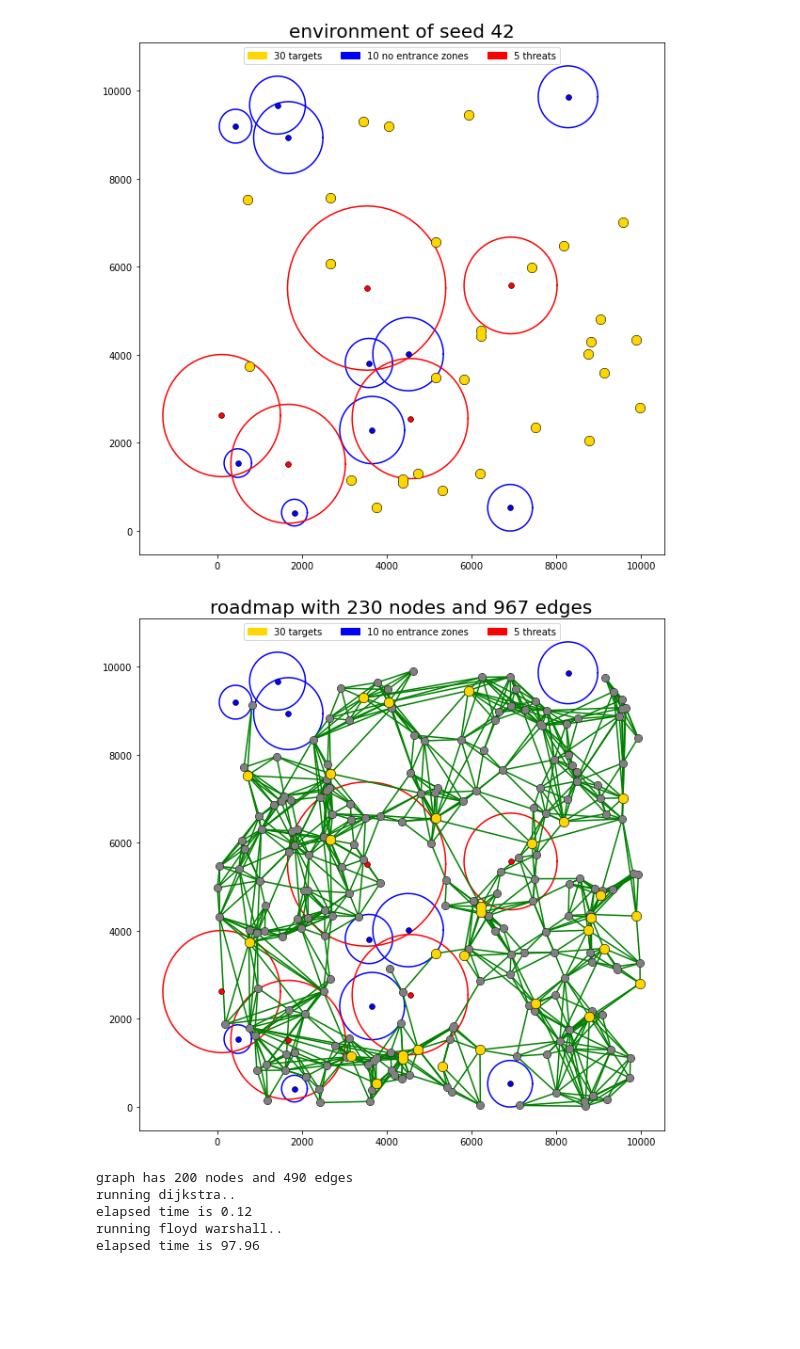
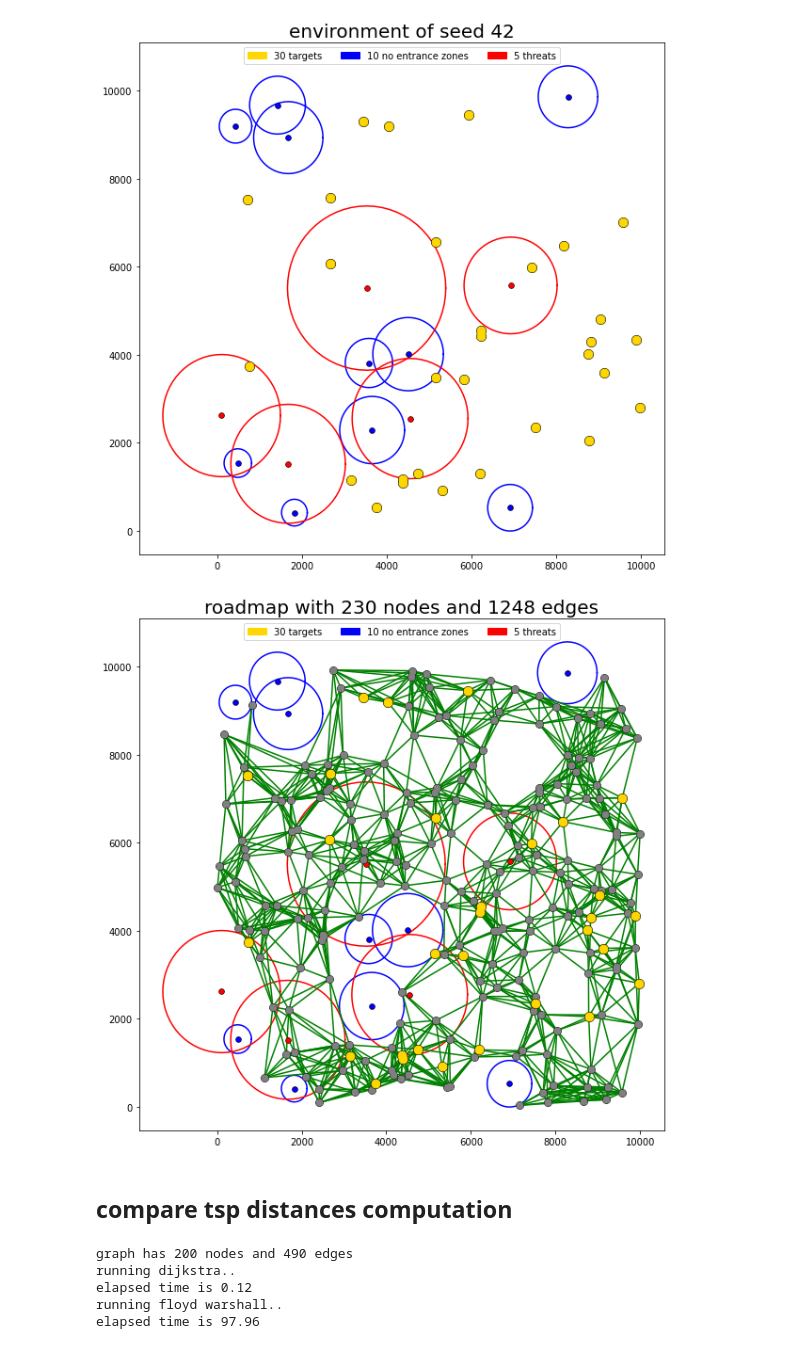
Before and after one commit to Elilgo324/quick-and-safe, a Jupyter notebook: main.ipynb, the cells around one changed output. Saved outputs shown, nothing was run; the diff lists cells and outputs as text; code cells hidden in the pictures; blank space fills up the shorter version.

```diff
--- a/main.ipynb
+++ b/main.ipynb
@@ -138,24 +143,20 @@ class PRM:
         self._env = env
 
         # neighborhood consts
-        self._neighborhood_k = 5
-        self._neighborhood_dist = 5000
+        self._neighborhood_k = 10
+        self._neighborhood_dist = 1000
 
         # init graph
         self._graph = nx.Graph()
-        self.add_points(env.targets, is_target=True)
+        self._add_points(env.targets, is_target=True)
 
     @property
     def graph(self) -> nx.Graph():
         return self._graph
 
-    def add_points(self, points: List[Point], is_target: bool = False) -> None:
+    def _add_points(self, points: List[Point], is_target: bool = False) -> None:
         for point in points:
             self._graph.add_node(f'({point.x},{point.y})', x=point.x, y=point.y, is_target=is_target)
-
-    def extend_iterations(self, num_iterations: int, neighborhood_type: str = 'k') -> None:
-        for _ in tqdm(range(num_iterations)):
-            self._extend(neighborhood_type)
 
     def _k_neighborhood(self, point: Point) -> List[Tuple[str, Dict]]:
         def _k_nearest_key(point_xy) -> float:
@@ -175,9 +176,17 @@ class PRM:
 
         return neighborhood_nodes
 
-    def _extend(self, neighborhood_type: str) -> None:
-        sample = self._env.sample()
+    def add_samples(self, num_samples: int, neighborhood_type: str = 'k') -> None:
+        samples = [self._env.sample() for _ in range(num_samples)]
 
+        # add nodes to graph
+        self._add_points(samples)
+
+        # add legal edges to graph
+        for sample in samples:
+            self._perform_connections(sample, neighborhood_type)
+
+    def _perform_connections(self, sample: Point, neighborhood_type: str) -> None:
         # add sample to graph
         sample_name = f'({sample.x},{sample.y})'
         self._graph.add_node(sample_name, x=sample.x, y=sample.y)
@@ -222,11 +231,13 @@ env.plot()
 [figure]
 # %%
 prm = PRM(env)
-prm.extend_iterations(200, neighborhood_type='k')
+prm.add_samples(200, neighborhood_type='k')
 prm.plot()
 plt.show()
 # %% [output]
-[figure, old version]
+[figure, new version]
+# %% [markdown]
+## compare tsp distances computation
 # %%
 single_source_times = []
 all_source_times = []
```
Also changed, not shown: parts of 5 cells of this notebook, 1 other file.
